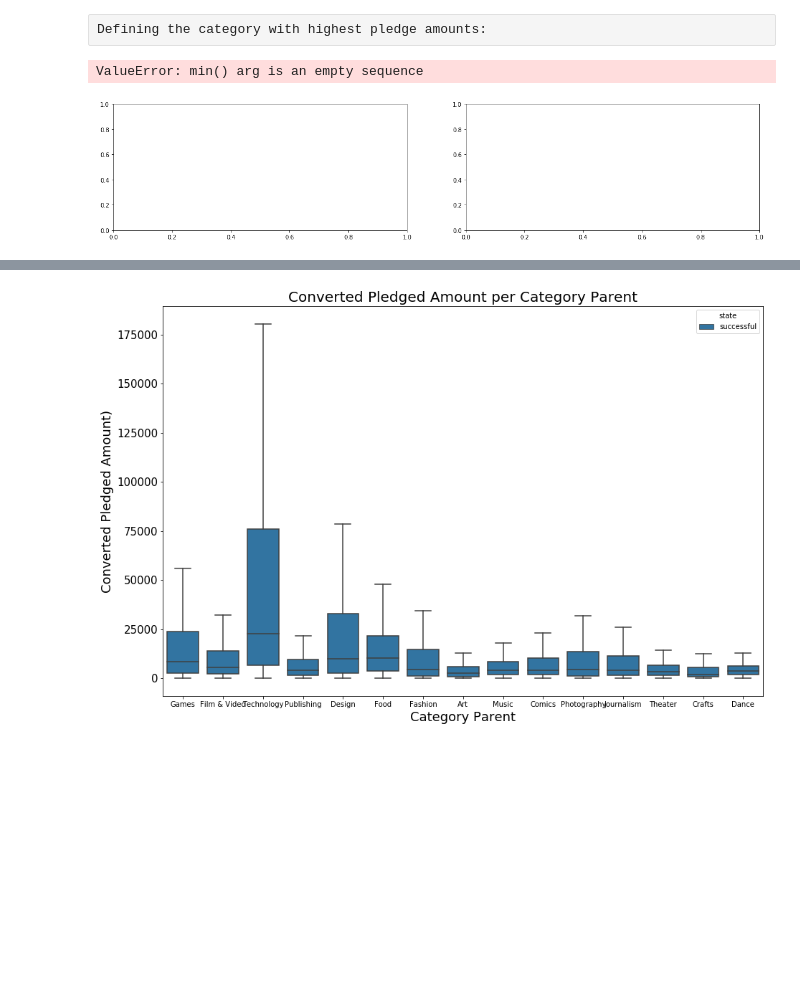
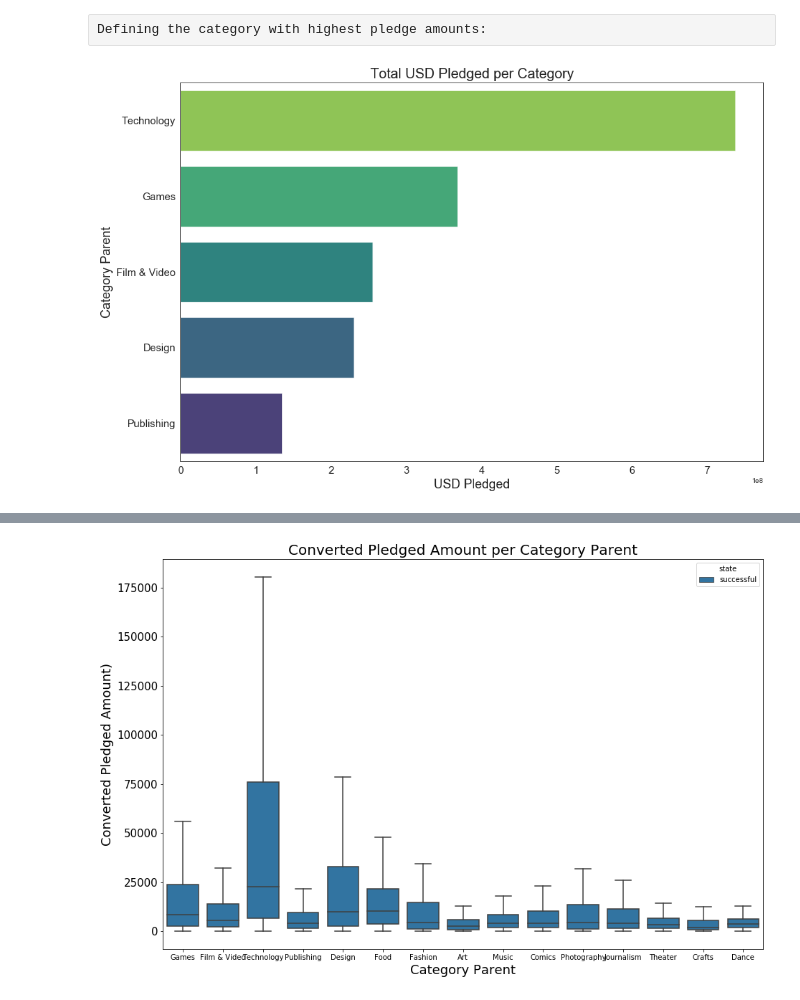
Before and after one commit to Rianne89/Kickstarter_analysis, a Jupyter notebook: Project 4-Kickstarter.ipynb, the cells around one changed output, grey strips where cells are left out. Saved outputs shown, nothing was run; the diff lists cells and outputs as text; code cells hidden in the pictures; blank space fills up the shorter version.

```diff
--- a/Project 4-Kickstarter.ipynb
+++ b/Project 4-Kickstarter.ipynb
@@ -172,23 +187,24 @@ import numpy as np
 Defining the category with highest pledge amounts:
 # %%
 #Grouping the df by main category, sorted by sum of converted_pledged amount.
-top_pledged = df.loc[df['state'] == 'succesful'].groupby(['category_parent_name']).sum().reset_index().sort_values(by='usd_pledged', ascending=False)
+top_pledged = df.loc[df['state'] == 'successful'].groupby(['category_parent_name']).sum().reset_index().sort_values(by='usd_pledged', ascending=False)
 top_backers = df.groupby(['category_parent_name']).sum().reset_index().sort_values(by='backers_count', ascending=False)
 
 #Selecting top five from top_pledged and top_backers
 top_five_pledged = top_pledged.head(5)
 top_five_backers = top_backers.head(5)
-pal_pled = sns.color_palette("Greens_d", len(top_five_pledged))
-pal_back = sns.color_palette("Reds_d", len(top_five_backers))
+pal_pled = sns.color_palette("viridis", len(top_five_pledged))
+pal_back = sns.color_palette("viridis", len(top_five_backers))
 rank_pled = top_five_pledged["usd_pledged"].argsort().argsort()
 rank_back = top_five_backers["backers_count"].argsort().argsort()
 
 #Plotting the top five
-fig, axes = plt.subplots(nrows=1, ncols=2, figsize=(20, 4))
-sns.barplot(ax=axes[0], x='usd_pledged', y='category_parent_name', data=top_five_pledged, linewidth=0.7, palette=np.array(pal_pled[::+1])[rank_pled])
-axes[0].set_title('Converted Amount Pledged')
-sns.barplot(ax=axes[1], x='backers_count',y='category_parent_name', data=top_five_backers, linewidth=0.7, palette=np.array(pal_back[::+1])[rank_back])
-axes[1].set_title('Number of Backers');
+plt.figure(figsize=(15, 10))
+sns.barplot(x='usd_pledged', y='category_parent_name', data=top_five_pledged, linewidth=0.7, palette=np.array(pal_pled[::+1])[rank_pled])
+plt.title('Total USD Pledged per Category', fontsize=20)
+plt.xlabel('USD Pledged', fontsize=18)
+plt.ylabel('Category Parent', fontsize=18)
+plt.xticks(fontsize=15)
+plt.yticks(fontsize=15);
 # %% [output]
-ValueError: min() arg is an empty sequence
-[figure, old version]
+[figure, new version]
```
Also changed, not shown: parts of 20 cells of this notebook, 1 other file.
